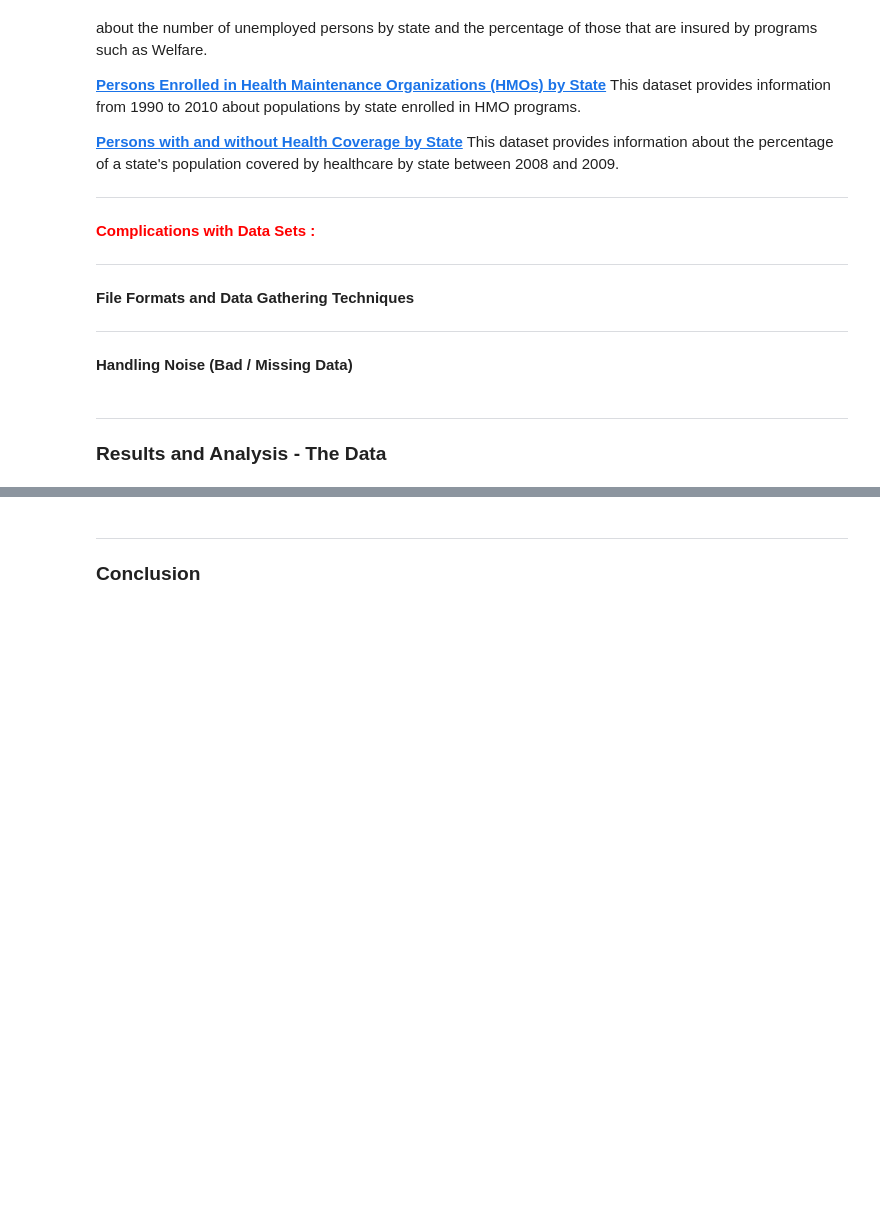
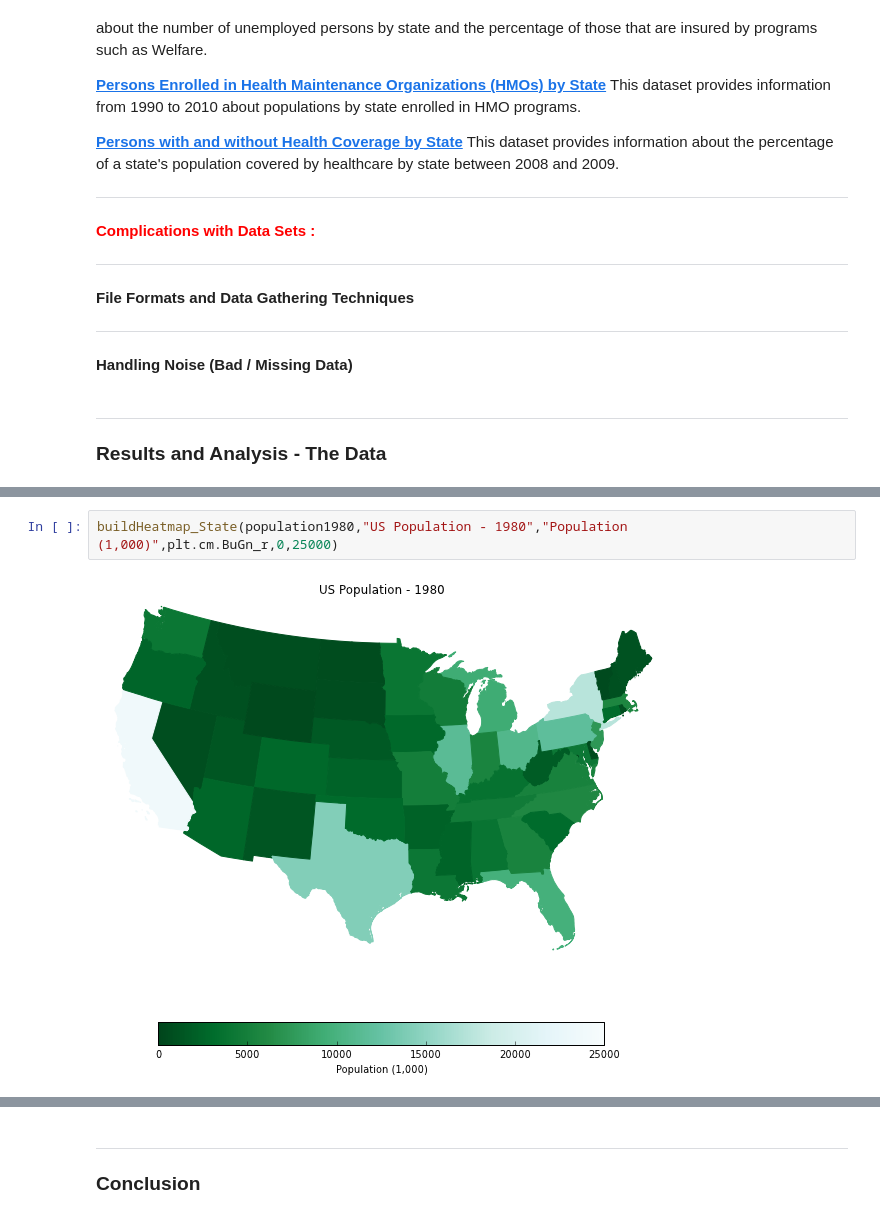
Before and after one commit to Aayrl/python_DataScience, a Jupyter notebook: PR2_Sawyer_T/report_Sawyer_T.ipynb, the cells around one changed output, grey strips where cells are left out. Cells and saved outputs as stored; diff of their text form; blank space fills up the shorter version.

```diff
--- a/PR2_Sawyer_T/report_Sawyer_T.ipynb
+++ b/PR2_Sawyer_T/report_Sawyer_T.ipynb
@@ -76,0 +209,4 @@ lalal
+# %%
+buildHeatmap_State(population1980,"US Population - 1980","Population (1,000)",plt.cm.BuGn_r,0,25000)
+# %% [output]
+[figure, added]
```
Also changed, not shown: parts of 13 cells of this notebook.
